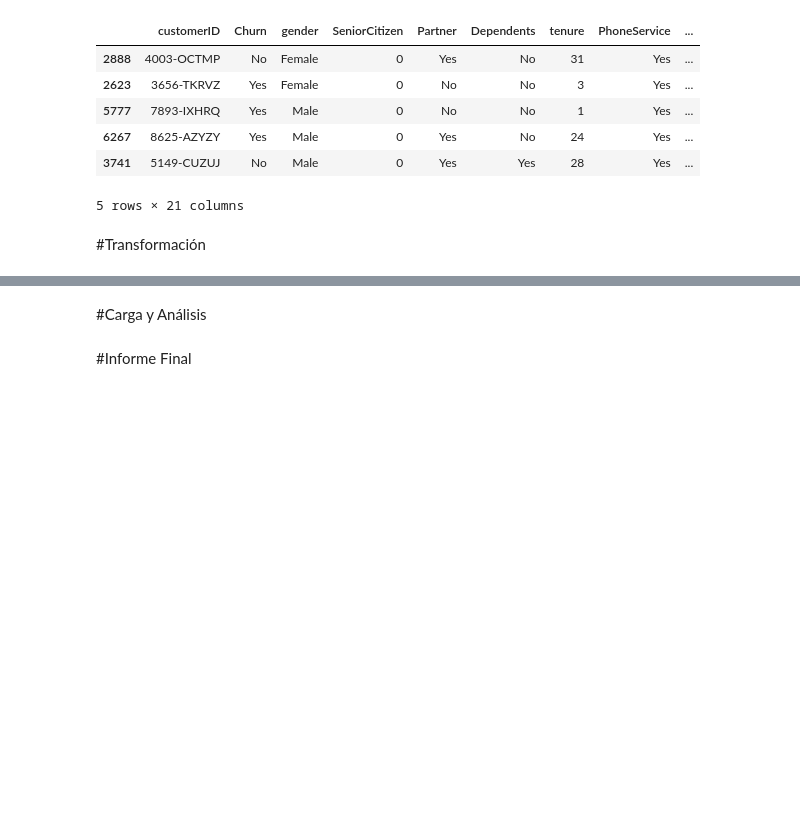
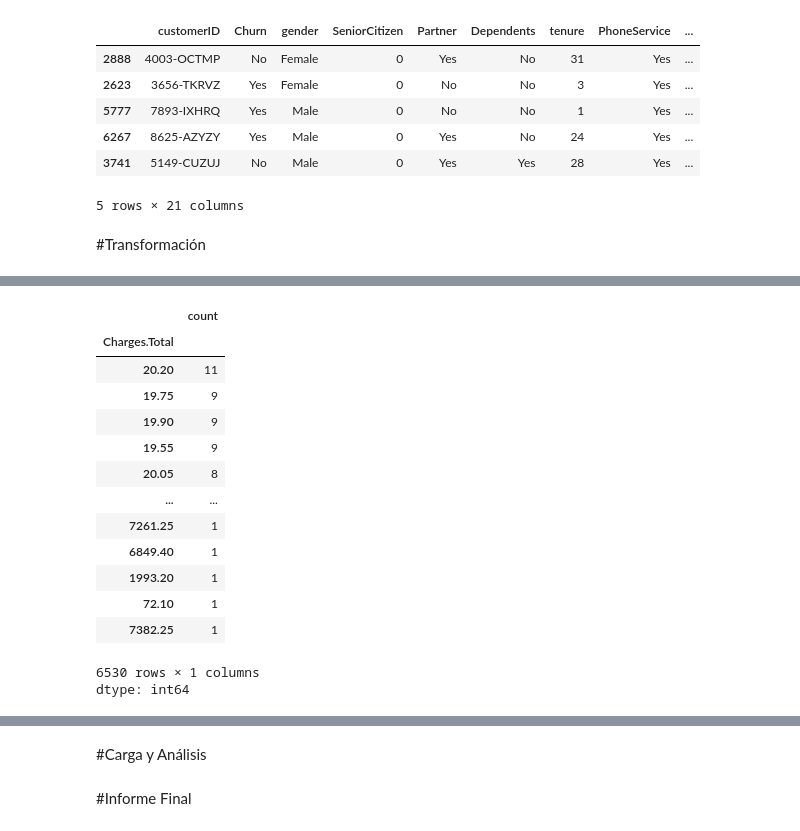
Before and after one commit to DaniBntz/AluraStore, a Jupyter notebook: TelecomX.ipynb, the cells around one changed output, grey strips where cells are left out. Cells and saved outputs as stored; diff of their text form; code cells hidden in the pictures; blank space fills up the shorter version.

```diff
--- a/TelecomX.ipynb
+++ b/TelecomX.ipynb
@@ -60,0 +125,18 @@ datos.sample(5)
+# %%
+datos['Charges.Total'].value_counts()
+# %% [output]
+|  | count |
+| Charges.Total |  |
+| 20.20 | 11 |
+| 19.75 | 9 |
+| 19.90 | 9 |
+| 19.55 | 9 |
+| 20.05 | 8 |
+| ... | ... |
+| 7261.25 | 1 |
+| 6849.40 | 1 |
+| 1993.20 | 1 |
+| 72.10 | 1 |
+| 7382.25 | 1 |
+6530 rows × 1 columns
+dtype: int64
```
Also changed, not shown: parts of 6 cells of this notebook.
